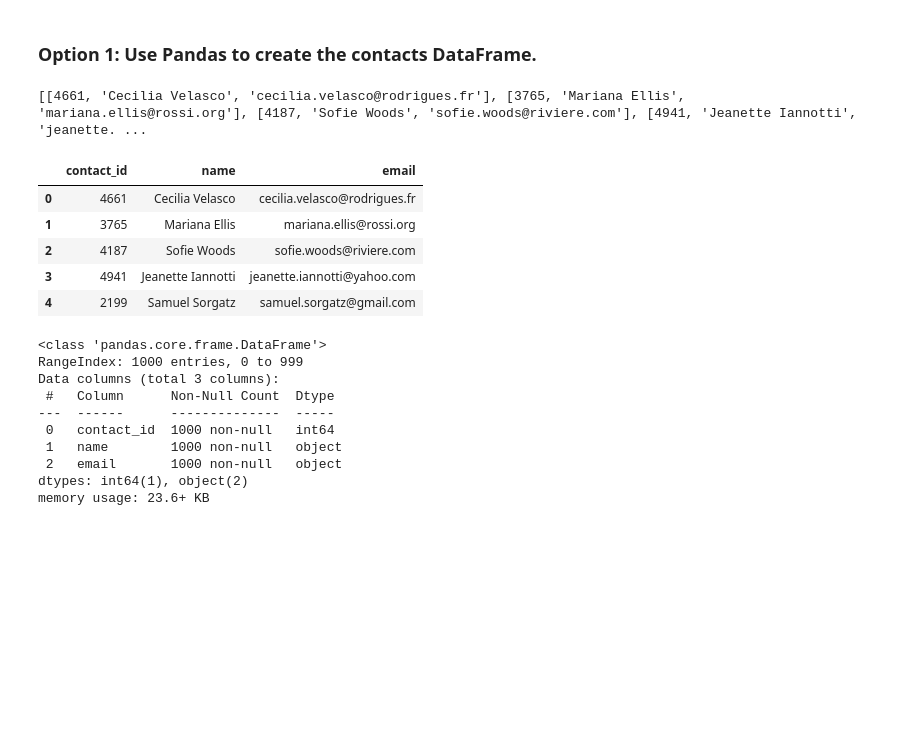
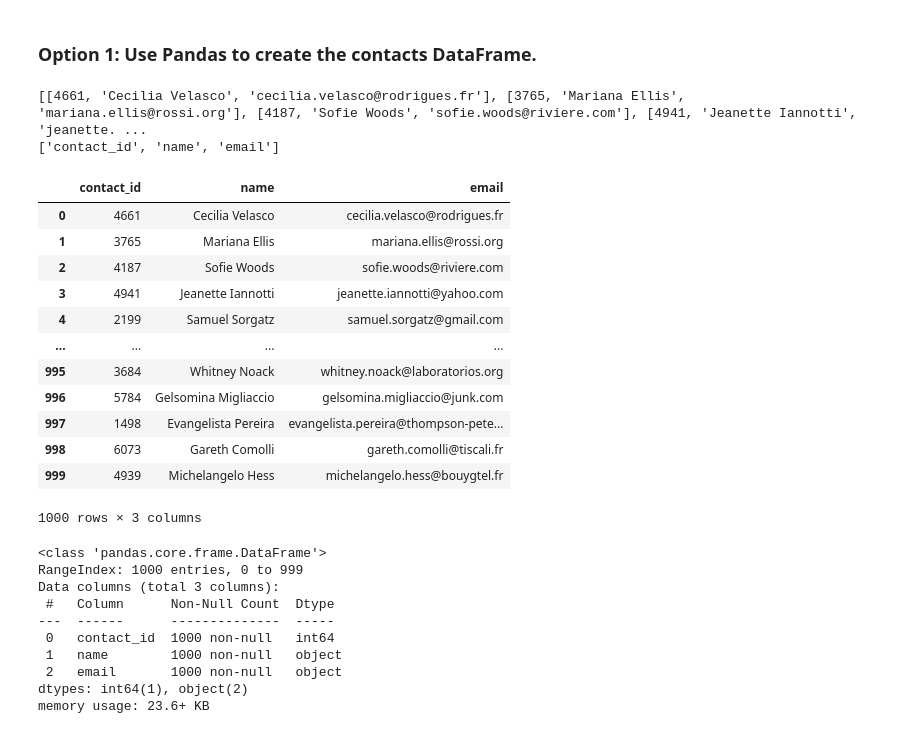
Before and after one commit to albertomartinezcruz1/Crowdfunding_ETL, a Jupyter notebook: ETL_Mini_Project_AMartinez_RRodas.ipynb, the cells around one changed output. Drawn from its saved outputs; the diff is of its cells as text; code cells hidden in the pictures; blank space fills up the shorter version.

```diff
--- a/ETL_Mini_Project_AMartinez_RRodas.ipynb
+++ b/ETL_Mini_Project_AMartinez_RRodas.ipynb
@@ -292,0 +324,6 @@ contact_info_df.head()
+# %%
+#####Set header################
+contact_info_df.columns = ['contact_info']
+#Drop first row
+contact_info_df=contact_info_df.drop(contact_info_df.index[0],axis=0)
+contact_info_df
@@ -302,25 +353,48 @@ contact_info_df.head()
 Then export the DataFrame as a `contacts.csv` CSV file.
 # %% [markdown]
 ### Option 1: Use Pandas to create the contacts DataFrame.
-# %%
-# Iterate through the contact_info_df and convert each row to a dictionary.
-import json
-dict_values = []
-
-
-# Print out the list of values for each row.
-print(dict_values)
-# %% [output]
-[[4661, 'Cecilia Velasco', 'cecilia.velasco@rodrigues.fr'], [3765, 'Mariana Ellis', 'mariana.ellis@rossi.org'], [4187, 'Sofie Woods', 'sofie.woods@riviere.com'], [4941, 'Jeanette Iannotti', 'jeanette. ...
+# %%
+# Iterate through the contact_info_df and convert each row to a dictionary.
+import json
+dict_values = []
+
+for i, row in contact_info_df.iterrows():
+    data = row[0]
+    # Convert each row to a Python dictionary.
+    converted_data = json.loads(data)
+    # Use a list comprehension to get the keys from the converted data.
+    columns_names = [k for k,v in converted_data.items()]
+    # Use a list comprehension to get the values for each row.
+    row_values = [v for k, v in converted_data.items()]
+    # Append the keys and list values to the lists created in step 1.
+    dict_values.append(row_values)
+    #values.append(row_values)
+
+
+# Print out the list of values for each row.
+print(dict_values)
+print(columns_names)
+# %% [output]
+[[4661, 'Cecilia Velasco', 'cecilia.velasco@rodrigues.fr'], [3765, 'Mariana Ellis', 'mariana.ellis@rossi.org'], [4187, 'Sofie Woods', 'sofie.woods@riviere.com'], [4941, 'Jeanette Iannotti', 'jeanette. ...
+['contact_id', 'name', 'email']
 # %%
 # Create a contact_info DataFrame and add each list of values, i.e., each row
 # to the 'contact_id', 'name', 'email' columns.
+contact_info=pd.DataFrame(dict_values,columns=columns_names)
+contact_info
 # %% [output]
 |  | contact_id | name | email |
 | 0 | 4661 | Cecilia Velasco | cecilia.velasco@rodrigues.fr |
 | 1 | 3765 | Mariana Ellis | mariana.ellis@rossi.org |
 | 2 | 4187 | Sofie Woods | sofie.woods@riviere.com |
 | 3 | 4941 | Jeanette Iannotti | jeanette.iannotti@yahoo.com |
 | 4 | 2199 | Samuel Sorgatz | samuel.sorgatz@gmail.com |
+| ... | ... | ... | ... |
+| 995 | 3684 | Whitney Noack | whitney.noack@laboratorios.org |
+| 996 | 5784 | Gelsomina Migliaccio | gelsomina.migliaccio@junk.com |
+| 997 | 1498 | Evangelista Pereira | evangelista.pereira@thompson-pete... |
+| 998 | 6073 | Gareth Comolli | gareth.comolli@tiscali.fr |
+| 999 | 4939 | Michelangelo Hess | michelangelo.hess@bouygtel.fr |
+1000 rows × 3 columns
 # %%
 # Check the datatypes.
```
Also changed, not shown: parts of 14 cells of this notebook, 2 other files.
